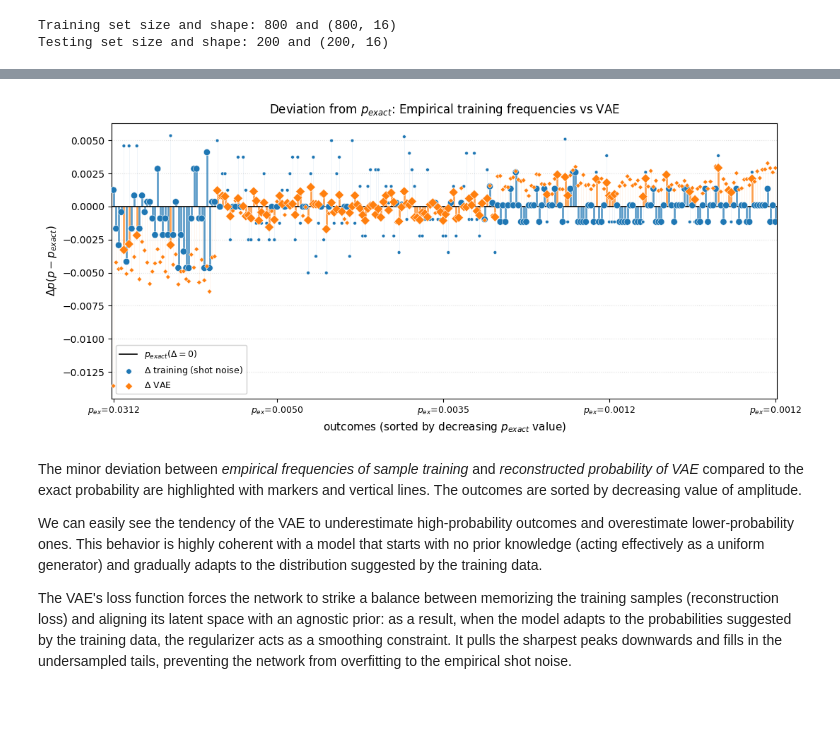
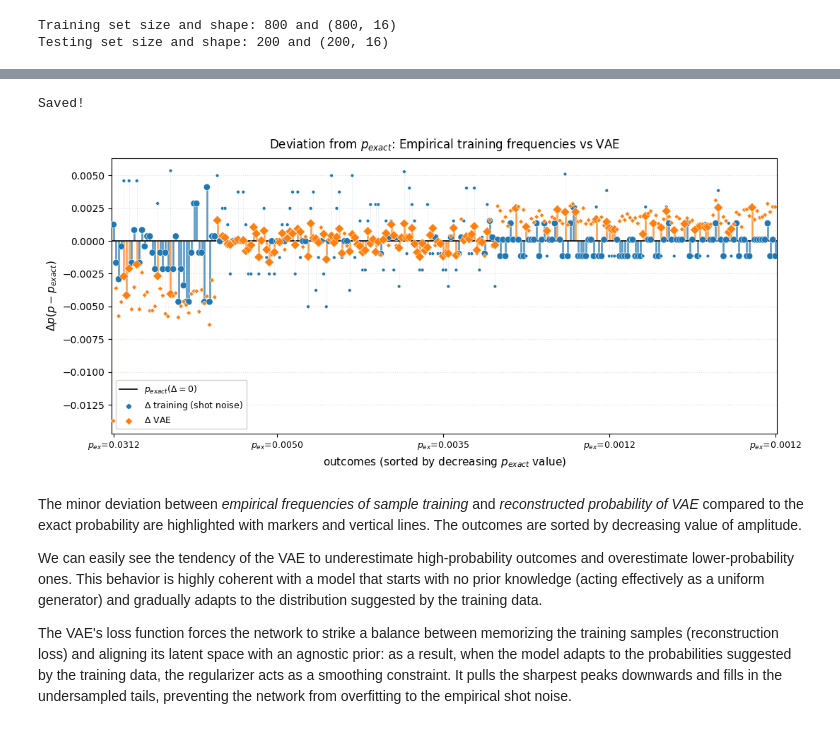
Before and after one commit to srazzetti/statistical-qst-vae, a Jupyter notebook: notebook/3_VAE-analysis.ipynb, the cells around one changed output, grey strips where cells are left out. Drawn from its saved outputs; the diff is of its cells as text; code cells hidden in the pictures.

```diff
--- a/notebook/3_VAE-analysis.ipynb
+++ b/notebook/3_VAE-analysis.ipynb
@@ -363,14 +367,32 @@ print(f"  training data    vs true : {classical_fidelity_train:.4f}   <- BASELIN
   training data    vs true : 0.9394   <- BASELINE
-# %%
-# Plot the deviation in distributions (p_exact vs p_vae, p_train) over the outcomes
-p_true = np.array([p_exact[o]        for o in outcomes])
-p_gen  = np.array([p_vae.get(o, 0.0) for o in outcomes])
-p_emp = np.array([p_train.get(o, 0.0) for o in outcomes])
-
-# Default abs=True
-plot_distribution_delta(p_true, p_gen, p_emp, abs=False, highlight_markers=True, highlight_lines=True)
-# %% [output]
-[figure, removed]
+# %%
+# -- save distributions --
+prob_df = pd.DataFrame({
+    'outcome': outcomes,
+    'p_exact': [p_exact.get(o, 0.0) for o in outcomes],
+    'p_vae':   [p_vae.get(o, 0.0) for o in outcomes],
+    'p_train': [p_train.get(o, 0.0) for o in outcomes],
+    'p_unif':  [p_unif.get(o, 0.0) for o in outcomes]
+})
+
+prob_df.to_csv('VAE_analysis/probabilities_comparison.csv', index=False)
+
+print('Saved!')
+# %% [output]
+Saved!
+# %%
+# -- load --
+df_loaded = pd.read_csv('VAE_analysis/probabilities_comparison.csv')
+
+outcomes = df_loaded['outcome'].tolist()
+p_true = df_loaded['p_exact'].to_numpy()
+p_gen  = df_loaded['p_vae'].to_numpy()
+p_emp  = df_loaded['p_train'].to_numpy()
+
+# -- plot the deviation in distributions (p_exact vs p_vae, p_train) over the outcomes --
+plot_distribution_delta(p_true, p_gen, p_emp, abs=False, highlight_markers=True, highlight_lines=True)
+# %% [output]
+[figure, added]
 # %% [markdown]
 The minor deviation between *empirical frequencies of sample training* and *reconstructed probability of VAE* compared to the exact probability are highlighted with markers and vertical lines. The outcomes are sorted by decreasing value of amplitude.
 
```
Also changed, not shown: parts of 4 cells of this notebook, 5 other files.
